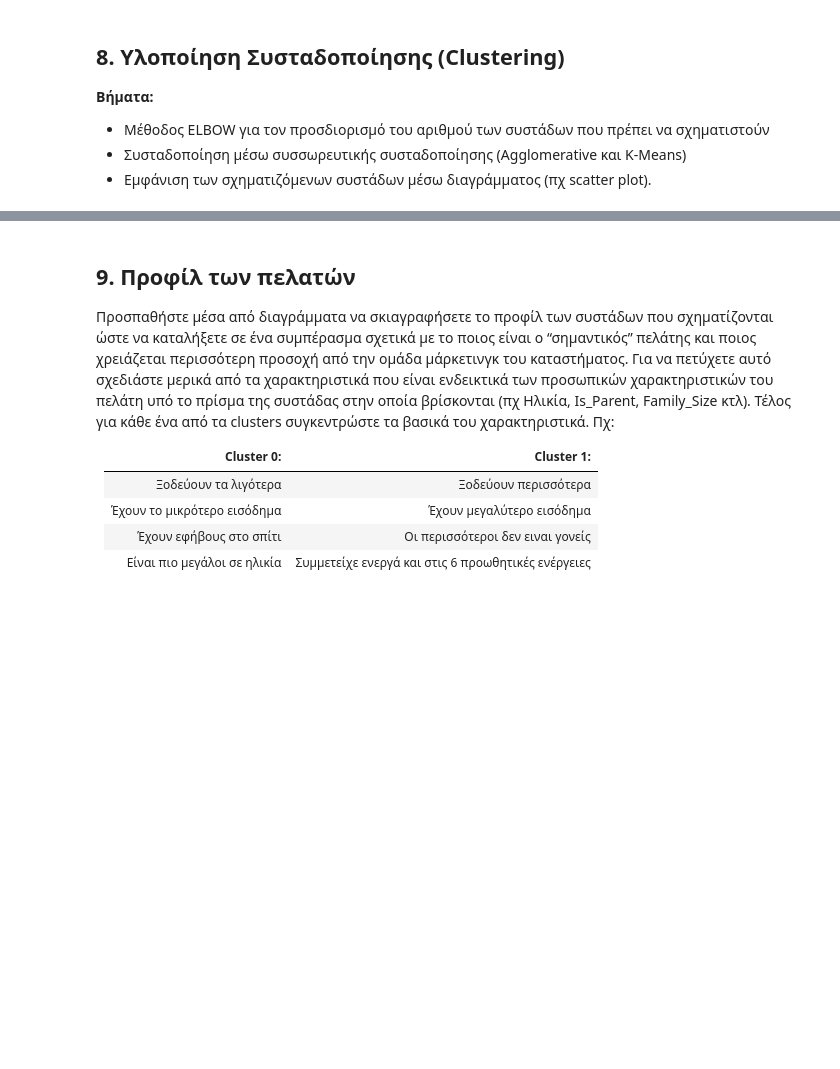
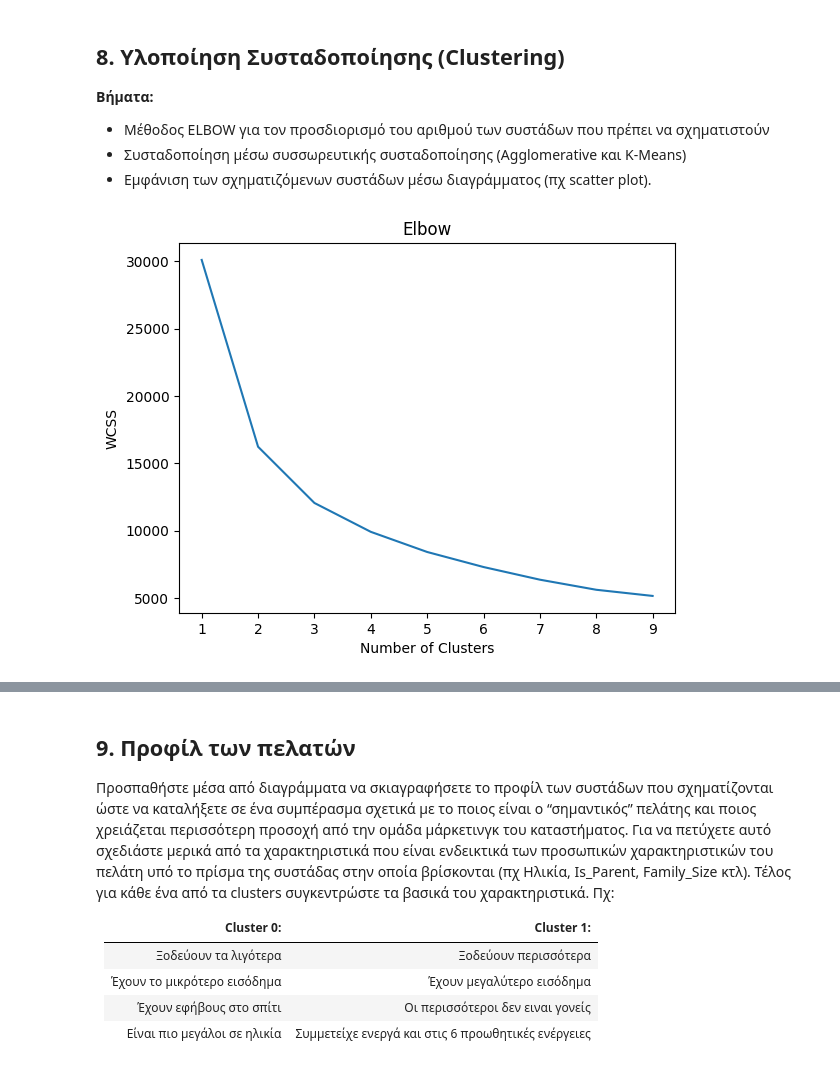
Before and after one commit to UpTheShipCreek/Data_Mining_Techniques_1, a Jupyter notebook: assingment1.ipynb, the cells around one changed output, grey strips where cells are left out. Cells and saved outputs as stored; diff of their text form; code cells hidden in the pictures; blank space fills up the shorter version.

```diff
--- a/assingment1.ipynb
+++ b/assingment1.ipynb
@@ -462,3 +464,25 @@ plt.show()
 σχηματιστούν
 * Συσταδοποίηση μέσω συσσωρευτικής συσταδοποίησης (Agglomerative και K-Means)
 * Εμφάνιση των σχηματιζόμενων συστάδων μέσω διαγράμματος (πχ scatter plot).
+# %%
+from sklearn.cluster import KMeans
+
+def elbow(data):
+    wcss = []
+    for i in range(1,10):
+        kmeans = KMeans(n_clusters=i, n_init=10)
+        kmeans.fit(data)
+        wcss_iter = kmeans.inertia_
+        wcss.append(wcss_iter)
+    return wcss
+
+wcss_values = elbow(df_pca)
+numberOClusters = range(1,10)
+
+plt.plot(numberOClusters,wcss_values)
+plt.xlabel('Number of Clusters')
+plt.ylabel('WCSS')
+plt.title('Elbow')
+plt.show()
+# %% [output]
+[figure, added]
```
Also changed, not shown: parts of 16 cells of this notebook.
